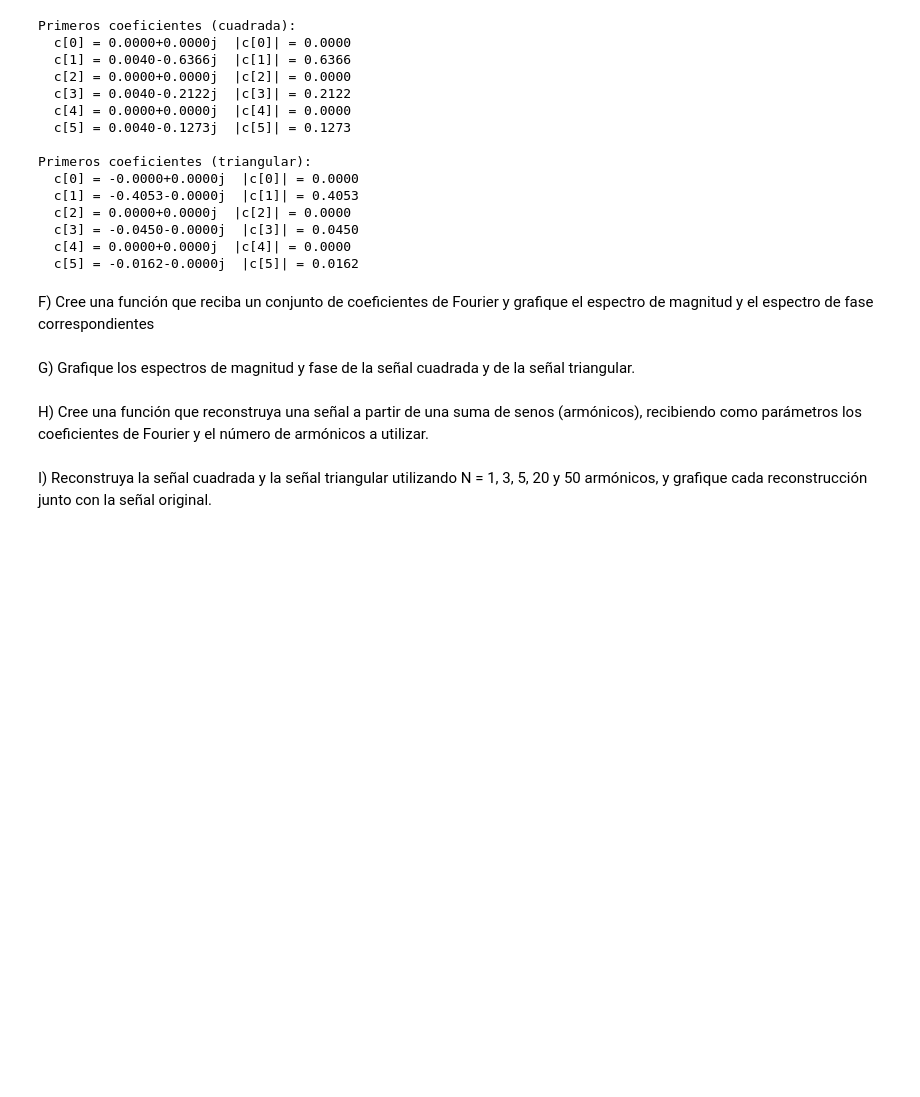
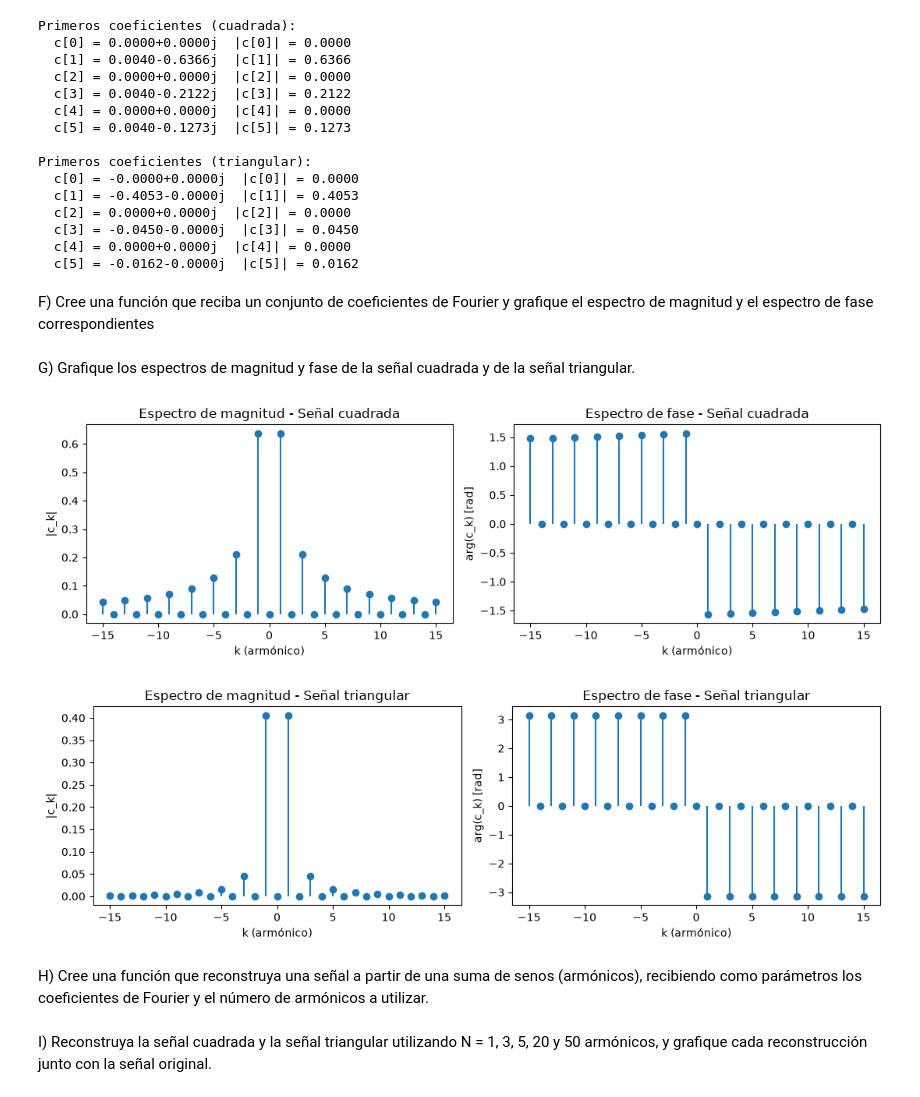
Before and after one commit to valentinamoralese/Biose-ales-Valentina-Morales-Paula-Garcia, a Jupyter notebook: Practica3_Valentina_Paula.ipynb, the cells around one changed output. Cells and saved outputs as stored; diff of their text form; code cells hidden in the pictures; blank space fills up the shorter version.

```diff
--- a/Practica3_Valentina_Paula.ipynb
+++ b/Practica3_Valentina_Paula.ipynb
@@ -100,8 +100,39 @@ Primeros coeficientes (triangular):
 # %% [markdown]
 F) Cree una función que reciba un conjunto de coeficientes de Fourier y grafique el espectro de
 magnitud y el espectro de fase correspondientes
+# %%
+def graficar_espectro(k, c_k, n_max=10, titulo='', umbral=1e-3):
+    """
+    Grafica el espectro de magnitud |c_k| y el espectro de fase arg(c_k)
+    para los armónicos entre -n_max y n_max.
+    """
+    mask = np.abs(k) <= n_max
+    k_p = k[mask]
+    mag = np.abs(c_k[mask])
+    fase = np.angle(c_k[mask])
+    fase[mag < umbral] = 0  # evita fases numéricamente ruidosas donde |c_k| ~ 0
+
+    fig, axs = plt.subplots(1, 2, figsize=(11, 3.5))
+    axs[0].stem(k_p, mag, basefmt=' ')
+    axs[0].set_title(f'Espectro de magnitud {titulo}')
+    axs[0].set_xlabel('k (armónico)')
+    axs[0].set_ylabel('|c_k|')
+
+    axs[1].stem(k_p, fase, basefmt=' ')
+    axs[1].set_title(f'Espectro de fase {titulo}')
+    axs[1].set_xlabel('k (armónico)')
+    axs[1].set_ylabel('arg(c_k) [rad]')
+
+    plt.tight_layout()
+    plt.show()
 # %% [markdown]
 G) Grafique los espectros de magnitud y fase de la señal cuadrada y de la señal triangular.
+# %%
+graficar_espectro(k_sq, c_sq, n_max=15, titulo='- Señal cuadrada')
+graficar_espectro(k_tri, c_tri, n_max=15, titulo='- Señal triangular')
+# %% [output]
+[figure, added]
+[figure, added]
 # %% [markdown]
 H) Cree una función que reconstruya una señal a partir de una suma de senos (armónicos), recibiendo
 como parámetros los coeficientes de Fourier y el número de armónicos a utilizar.
```
Also changed, not shown: parts of 2 cells of this notebook.
